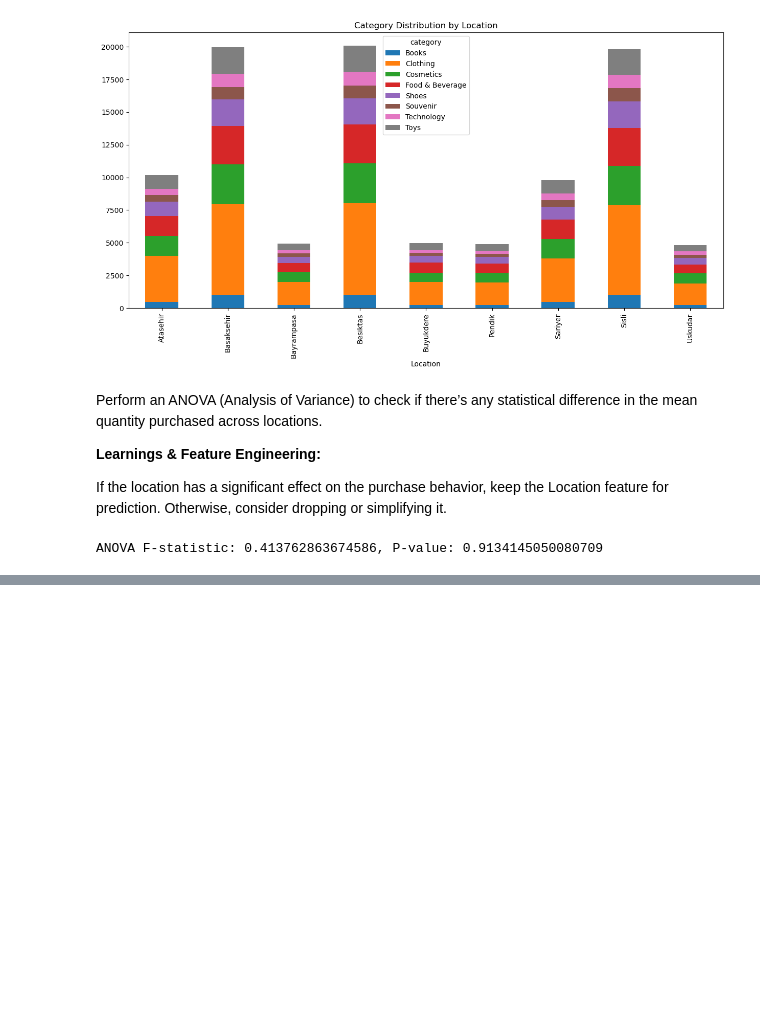
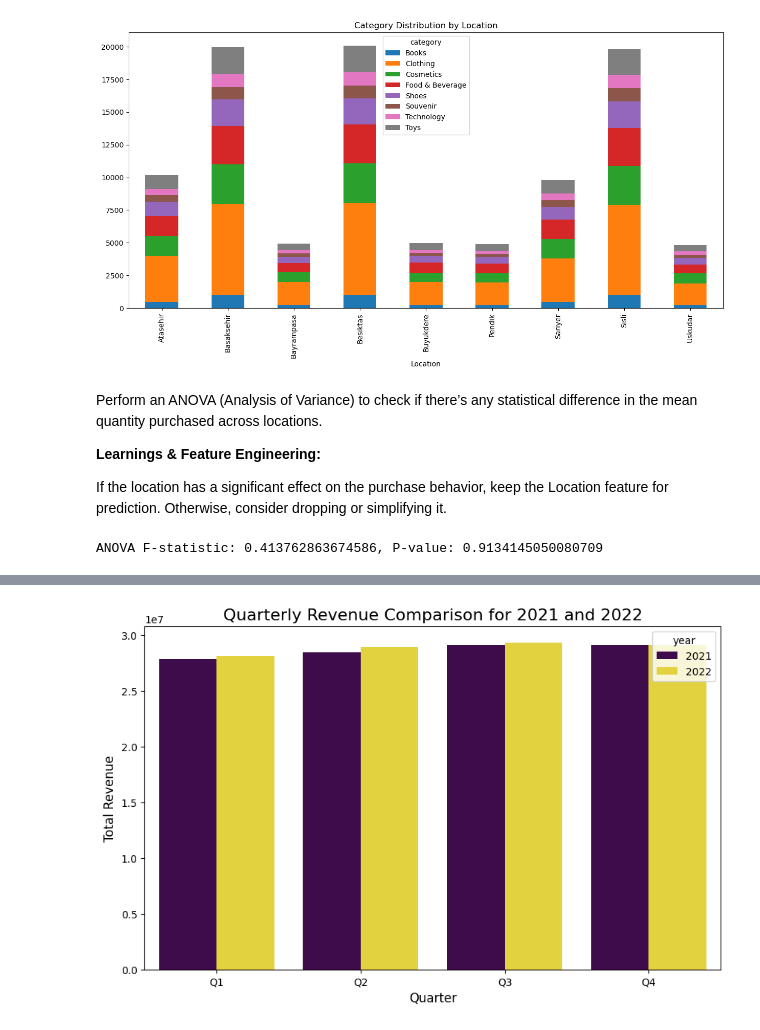
Before and after one commit to adnansadar/Customer-Segmentation-and-Purchase-Behavior-Prediction-for-Retail-Businesses, a Jupyter notebook: phase1.ipynb, the cells around one changed output, grey strips where cells are left out. Cells and saved outputs as stored; diff of their text form; code cells hidden in the pictures; blank space fills up the shorter version.

```diff
--- a/phase1.ipynb
+++ b/phase1.ipynb
@@ -325,0 +365,45 @@ ANOVA F-statistic: 0.413762863674586, P-value: 0.9134145050080709
+# %%
+import pandas as pd
+import matplotlib.pyplot as plt
+import seaborn as sns
+
+# Ensure invoice_date is in datetime format
+df['invoice_date'] = pd.to_datetime(df['invoice_date'], dayfirst=True)
+
+# Filter data for the years 2021 and 2022 and create a copy
+df_filtered = df[df['invoice_date'].dt.year.isin([2021, 2022])].copy()
+
+# Define a function to assign each month to a quarter
+def assign_quarter(month):
+    if month in [1, 2, 3]:
+        return 'Q1'
+    elif month in [4, 5, 6]:
+        return 'Q2'
+    elif month in [7, 8, 9]:
+        return 'Q3'
+    else:
+        return 'Q4'
+
+# Apply the quarter assignment based on the month
+df_filtered['quarter'] = df_filtered['invoice_date'].dt.month.apply(assign_quarter)
+
+# Calculate total revenue for each quarter of 2021 and 2022
+df_filtered['total_revenue'] = df_filtered['quantity'] * df_filtered['price']
+quarterly_revenue = df_filtered.groupby([df_filtered['invoice_date'].dt.year, 'quarter'])['total_revenue'].sum().reset_index()
+
+# Rename columns for clarity
+quarterly_revenue.columns = ['year', 'quarter', 'total_revenue']
+
+# Plot the revenue comparison across quarters for 2021 and 2022
+plt.figure(figsize=(10, 6))
+sns.barplot(x='quarter', y='total_revenue', hue='year', data=quarterly_revenue, palette='viridis')
+
+# Add labels and title
+plt.title('Quarterly Revenue Comparison for 2021 and 2022', fontsize=16)
+plt.xlabel('Quarter', fontsize=12)
+plt.ylabel('Total Revenue', fontsize=12)
+
+# Show the plot
+plt.show()
+# %% [output]
+[figure, added]
```
Also changed, not shown: parts of 7 cells of this notebook.
